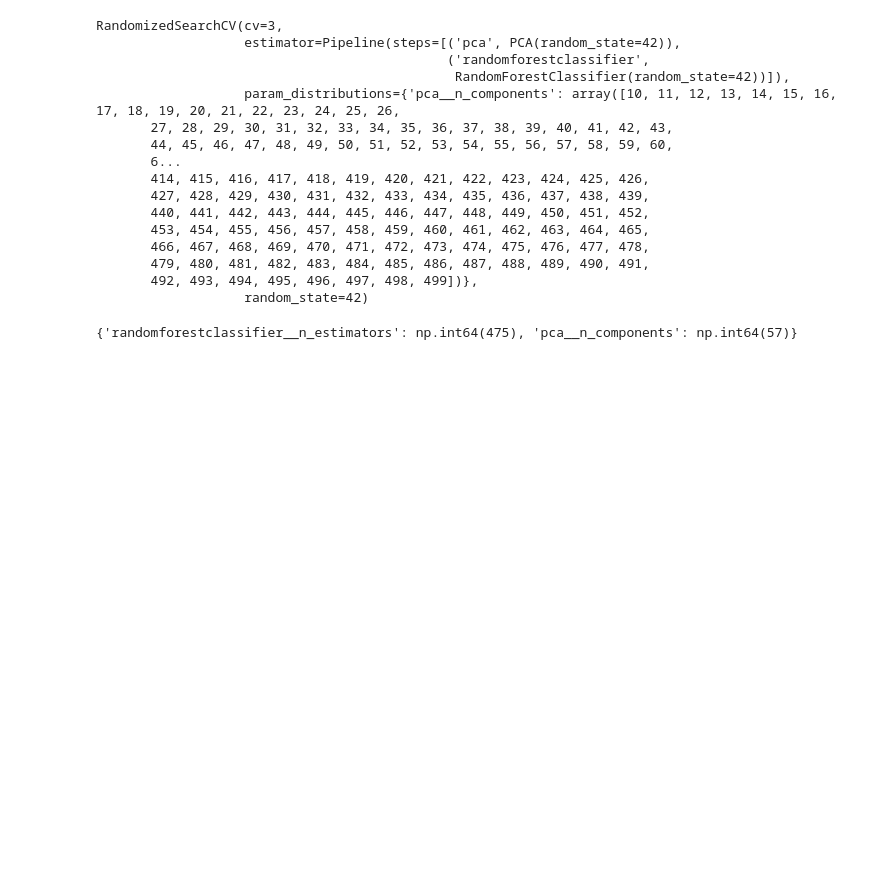
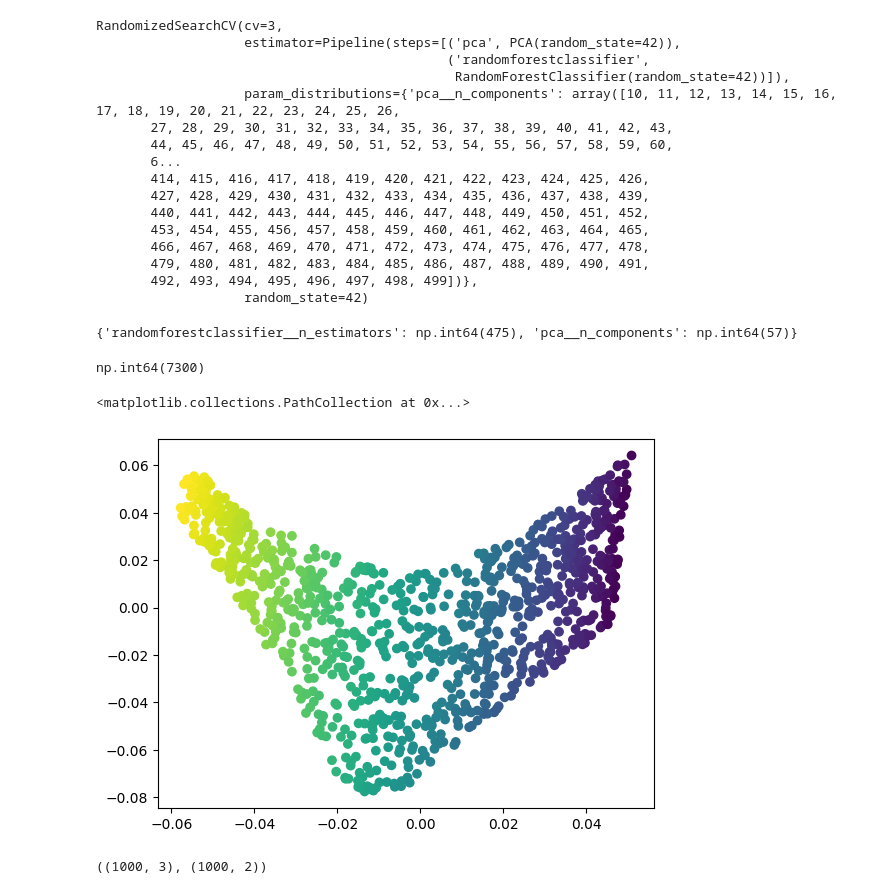
Before and after one commit to bundela05/mlcodez, a Jupyter notebook: ai and ml/code/ch7_dimensionalityReduction.ipynb, the cells around one changed output. Saved outputs shown, nothing was run; the diff lists cells and outputs as text; code cells hidden in the pictures; blank space fills up the shorter version.

Commit message:
dimensionality reduction (pca,lle,random projection) done

```diff
--- a/ai and ml/code/ch7_dimensionalityReduction.ipynb
+++ b/ai and ml/code/ch7_dimensionalityReduction.ipynb
@@ -48,0 +108,4 @@ print(rnd_search.best_params_)
+# %%
+d
+# %% [output]
+np.int64(7300)
@@ -48,0 +125,18 @@ print(rnd_search.best_params_)
+# %%
+from sklearn.datasets import make_swiss_roll
+from sklearn.manifold import LocallyLinearEmbedding
+
+X_swiss , t = make_swiss_roll(n_samples=1000, noise = 0.2 , random_state=42)
+lle = LocallyLinearEmbedding(n_components=2 , n_neighbors=10,random_state=42)
+X_unrolled = lle.fit_transform(X_swiss)
+# %%
+import matplotlib.pyplot as plt
+plt.scatter(X_unrolled[:, 0], X_unrolled[:, 1],
+            c=t)
+# %% [output]
+<matplotlib.collections.PathCollection at 0x...>
+[figure, added]
+# %%
+X_swiss.shape,X_unrolled.shape
+# %% [output]
+((1000, 3), (1000, 2))
```
Also changed, not shown: parts of 14 cells of this notebook.
